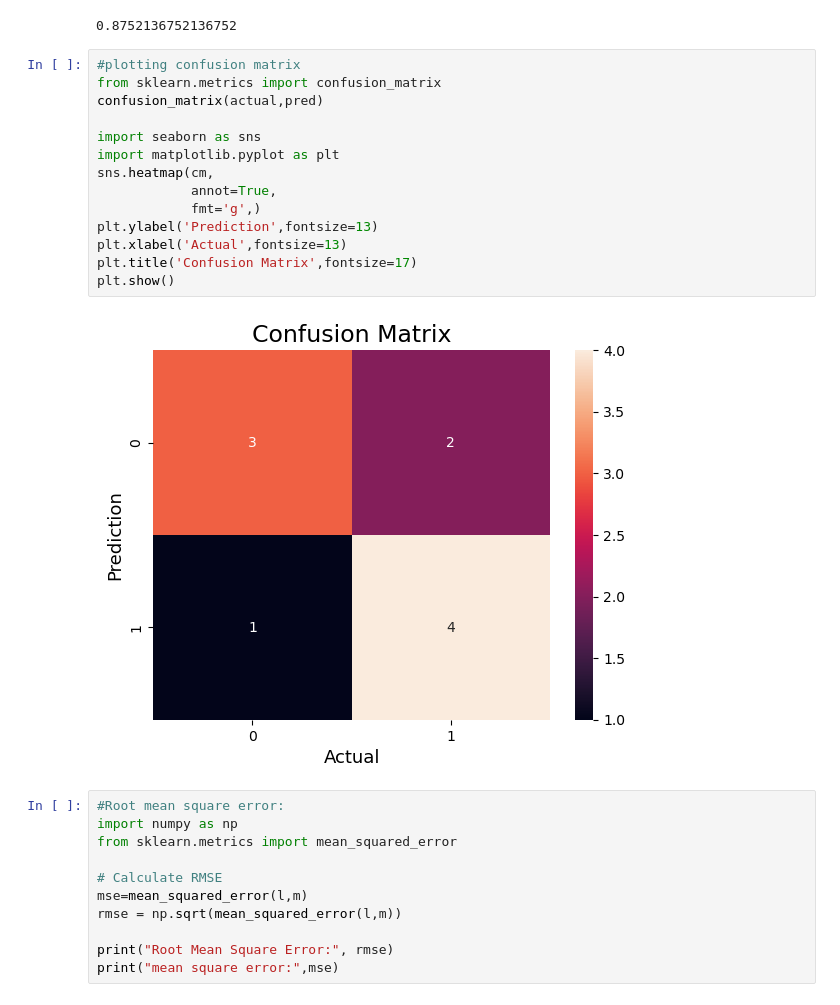
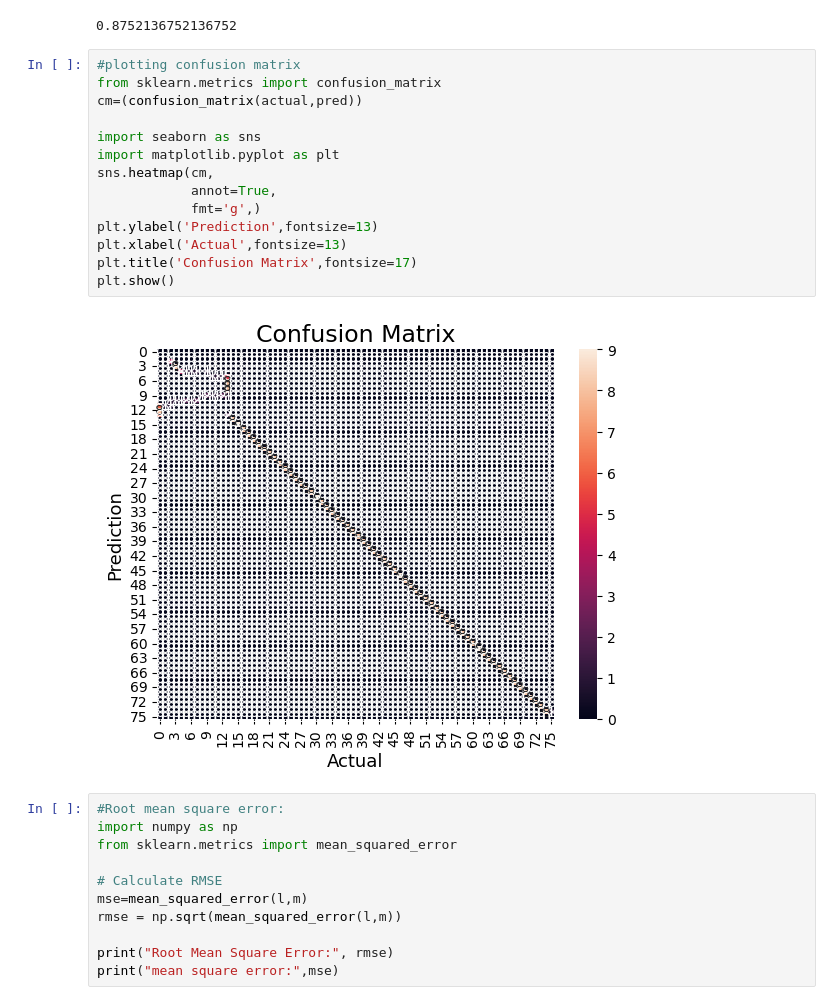
Before and after one commit to Biancaa-R/Humidity-sensors-reading-prediction-and-Incubator-parameters-determination, a Jupyter notebook: humidity from resistance/rh_from_r.ipynb, the cells around one changed output. Cells and saved outputs as stored; diff of their text form.

```diff
--- a/humidity from resistance/rh_from_r.ipynb
+++ b/humidity from resistance/rh_from_r.ipynb
@@ -128,19 +128,19 @@ print(accuracy)
 # %%
 #plotting confusion matrix
 from sklearn.metrics import confusion_matrix
-confusion_matrix(actual,pred)
+cm=(confusion_matrix(actual,pred))
 
 import seaborn as sns
 import matplotlib.pyplot as plt
 sns.heatmap(cm,
             annot=True,
             fmt='g',)
 plt.ylabel('Prediction',fontsize=13)
 plt.xlabel('Actual',fontsize=13)
 plt.title('Confusion Matrix',fontsize=17)
 plt.show()
 # %% [output]
-[figure, old version]
+[figure, new version]
 # %%
 #Root mean square error:
 import numpy as np
```
